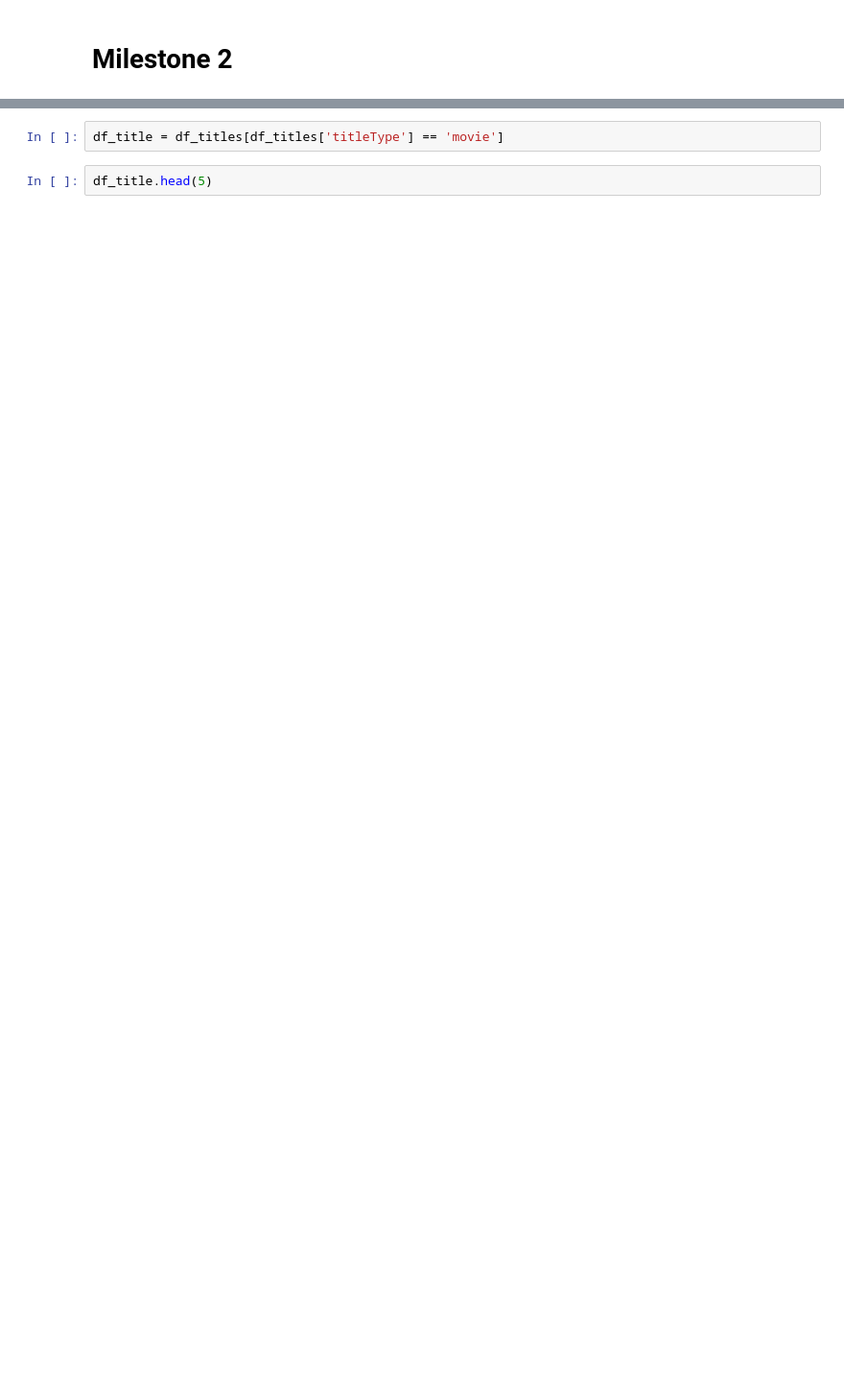
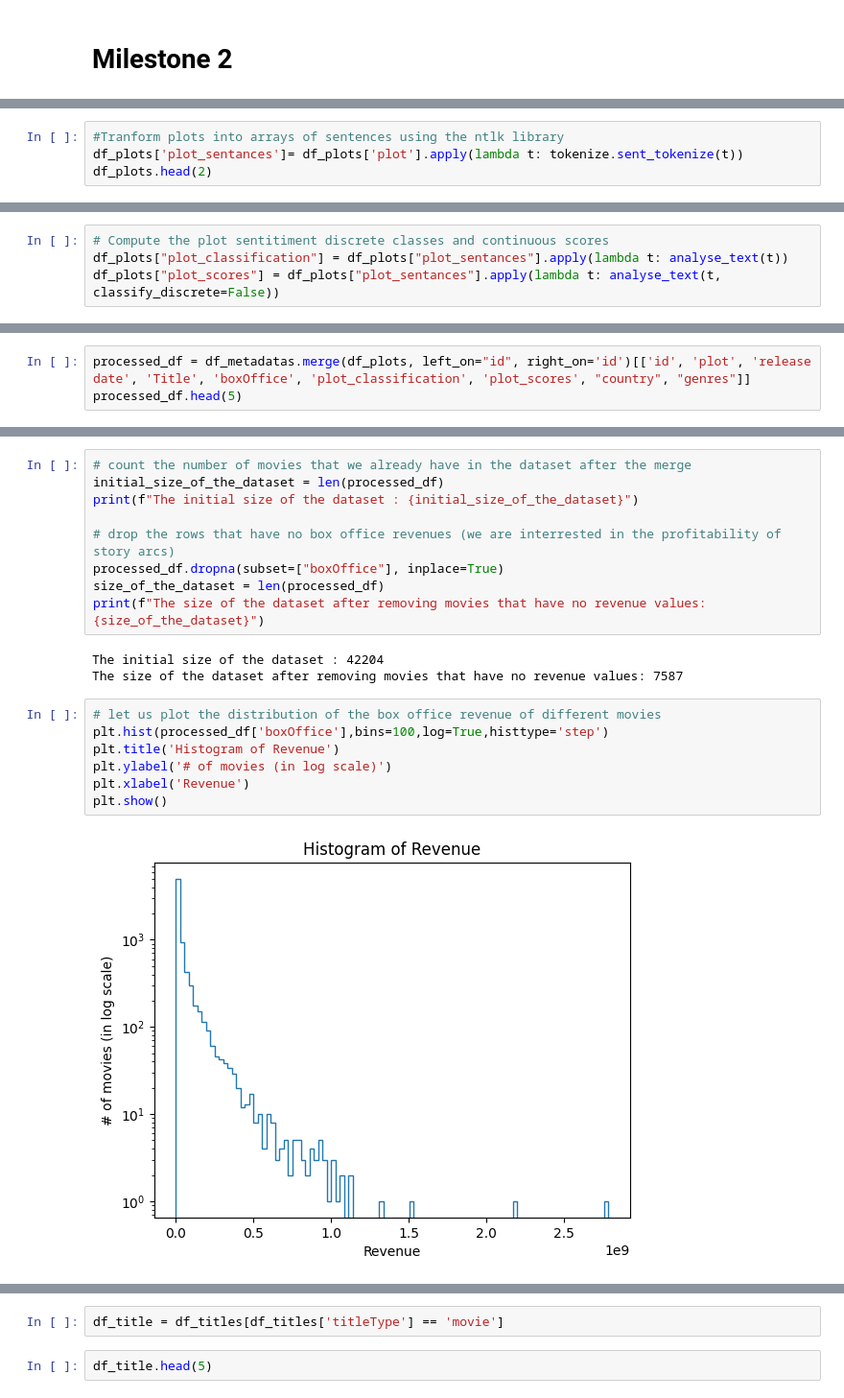
Before and after one commit to epfl-ada/project-RuntimeTerror, a Jupyter notebook: milestone2.ipynb, the cells around one changed output, grey strips where cells are left out. Shown at 96% size. Cells and saved outputs as stored; diff of their text form; blank space fills up the shorter version.

Commit message:
initial analysis with plots

```diff
--- a/milestone2.ipynb
+++ b/milestone2.ipynb
@@ -121,0 +37,4 @@ df.head(5)
+# %%
+#Tranform plots into arrays of sentences using the ntlk library
+df_plots['plot_sentances']= df_plots['plot'].apply(lambda t: tokenize.sent_tokenize(t))
+df_plots.head(2)
@@ -121,0 +70,4 @@ df.head(5)
+# %%
+# Compute the plot sentitiment discrete classes and continuous scores
+df_plots["plot_classification"] = df_plots["plot_sentances"].apply(lambda t: analyse_text(t))
+df_plots["plot_scores"] = df_plots["plot_sentances"].apply(lambda t: analyse_text(t, classify_discrete=False))
@@ -121,0 +97,3 @@ df.head(5)
+# %%
+processed_df = df_metadatas.merge(df_plots, left_on="id", right_on='id')[['id', 'plot', 'release date', 'Title', 'boxOffice', 'plot_classification', 'plot_scores', "country", "genres"]]
+processed_df.head(5)
@@ -121,0 +107,21 @@ df.head(5)
+# %%
+# count the number of movies that we already have in the dataset after the merge
+initial_size_of_the_dataset = len(processed_df)
+print(f"The initial size of the dataset : {initial_size_of_the_dataset}")
+
+# drop the rows that have no box office revenues (we are interrested in the profitability of story arcs)
+processed_df.dropna(subset=["boxOffice"], inplace=True)
+size_of_the_dataset = len(processed_df)
+print(f"The size of the dataset after removing movies that have no revenue values: {size_of_the_dataset}")
+# %% [output]
+The initial size of the dataset : 42204
+The size of the dataset after removing movies that have no revenue values: 7587
+# %%
+# let us plot the distribution of the box office revenue of different movies
+plt.hist(processed_df['boxOffice'],bins=100,log=True,histtype='step')
+plt.title('Histogram of Revenue')
+plt.ylabel('# of movies (in log scale)')
+plt.xlabel('Revenue')
+plt.show()
+# %% [output]
+[figure, added]
```
Also changed, not shown: parts of 35 cells of this notebook.
